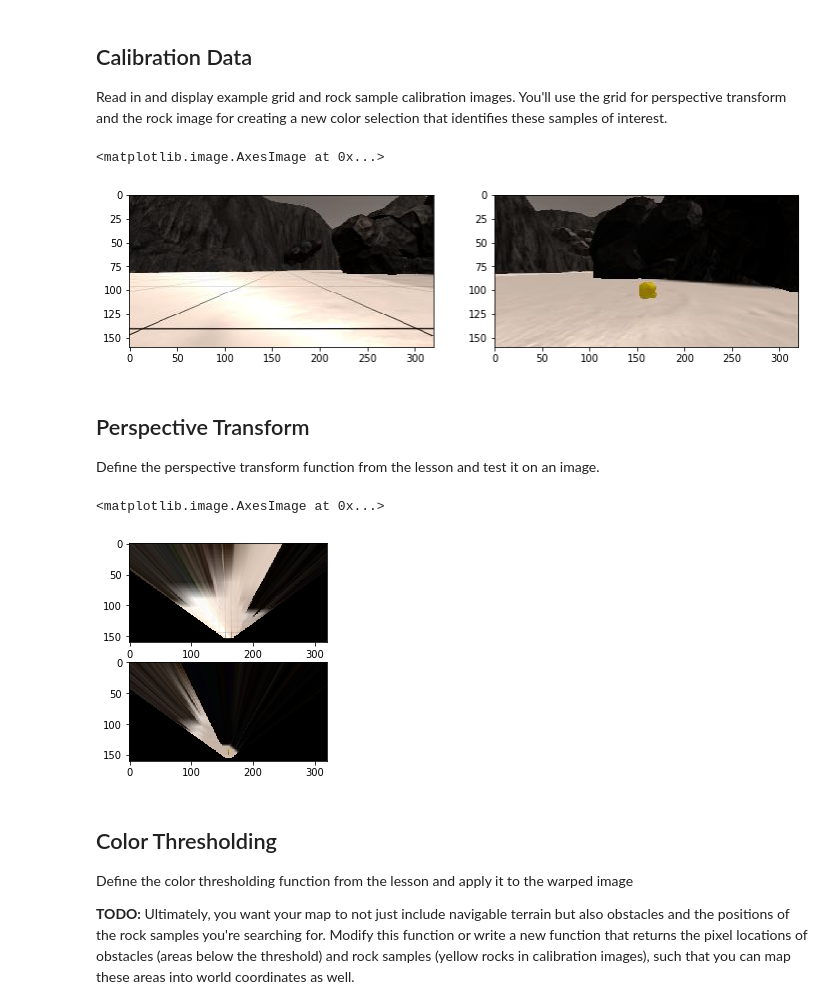
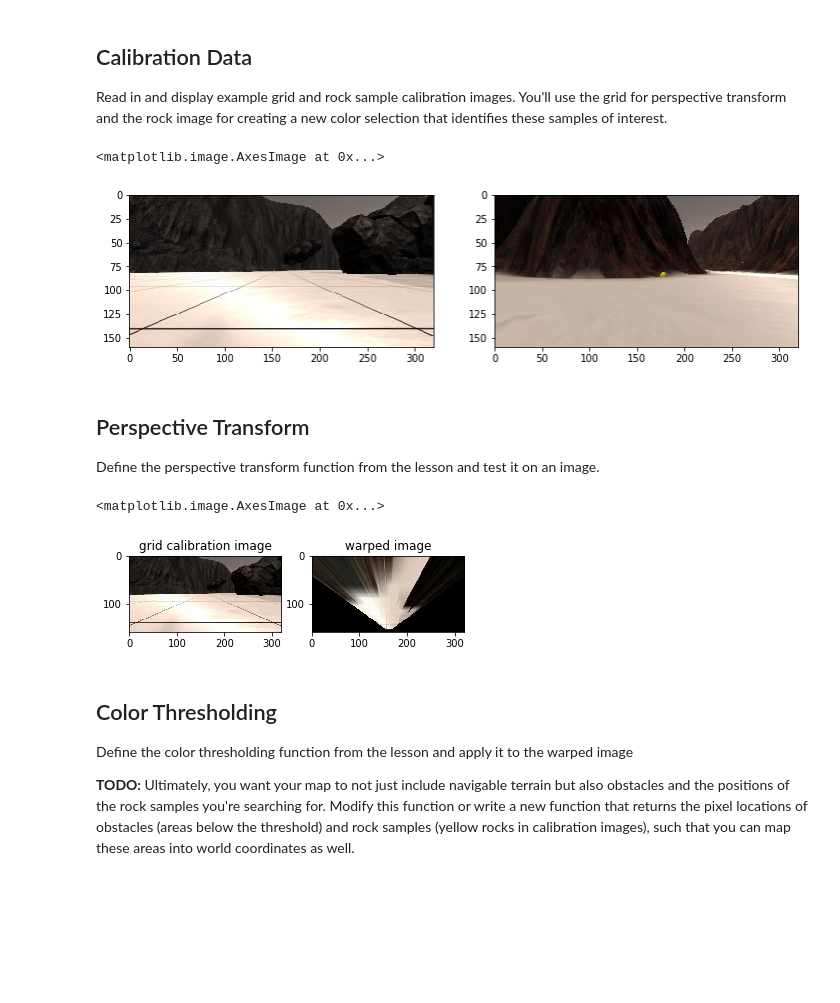
Before and after one commit to wpumacay/RoboND-Rover-Project, a Jupyter notebook: code/Rover_Project_Test_Notebook.ipynb, the cells around one changed output. Drawn from its saved outputs; the diff is of its cells as text; code cells hidden in the pictures; blank space fills up the shorter version.

```diff
--- a/code/Rover_Project_Test_Notebook.ipynb
+++ b/code/Rover_Project_Test_Notebook.ipynb
@@ -50,7 +50,7 @@ Read in and display example grid and rock sample calibration images.  You'll use
 # You can also toggle on the rock samples with the 0 (zero) key.
 # Here's an example of the grid and one of the rocks
 example_grid = '../calibration_images/example_grid1.jpg'
-example_rock = '../calibration_images/example_rock1.jpg'
+example_rock = '../calibration_images/example_rock4.jpg'
 grid_img = mpimg.imread(example_grid)
 rock_img = mpimg.imread(example_rock)
 
@@ -61,7 +61,7 @@ plt.subplot(122)
 plt.imshow(rock_img)
 # %% [output]
 <matplotlib.image.AxesImage at 0x...>
-[figure, old version]
+[figure, new version]
 # %% [markdown]
 ## Perspective Transform
 
@@ -93,17 +93,25 @@
                   [image.shape[1]/2 + dst_size, image.shape[0] - bottom_offset],
                   [image.shape[1]/2 + dst_size, image.shape[0] - 2*dst_size - bottom_offset],
                   [image.shape[1]/2 - dst_size, image.shape[0] - 2*dst_size - bottom_offset],
                   ])
 warped = perspect_transform(grid_img, source, destination)
 warped_rock = perspect_transform( rock_img, source, destination )
-plt.subplot( 211 )
+
+plt.subplot( 121 )
+plt.title( 'grid calibration image' )
+plt.imshow( grid_img )
+plt.subplot( 122 )
+plt.title( 'warped image' )
 plt.imshow( warped )
-plt.subplot( 212 )
-plt.imshow( warped_rock )
+
+#plt.subplot( 211 )
+#plt.imshow( warped )
+#plt.subplot( 212 )
+#plt.imshow( warped_rock )
 #scipy.misc.imsave('../output/warped_example.jpg', warped)
 # %% [output]
 <matplotlib.image.AxesImage at 0x...>
-[figure, old version]
+[figure, new version]
 # %% [markdown]
 ## Color Thresholding
 Define the color thresholding function from the lesson and apply it to the warped image
```
Also changed, not shown: parts of 5 cells of this notebook, 8 other files.
